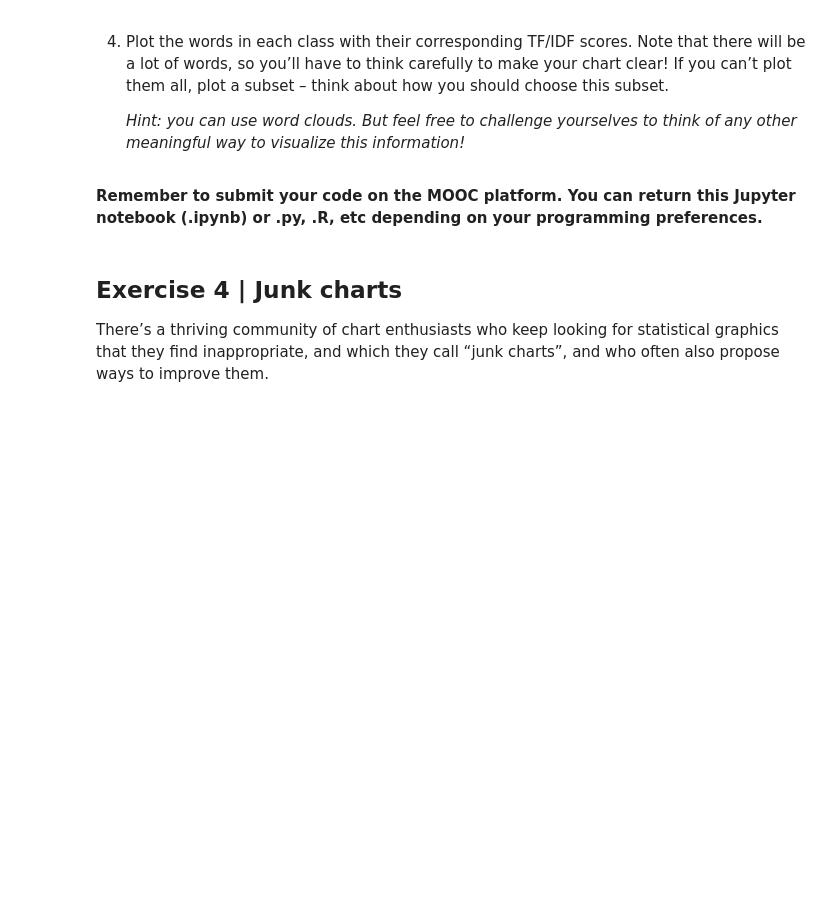
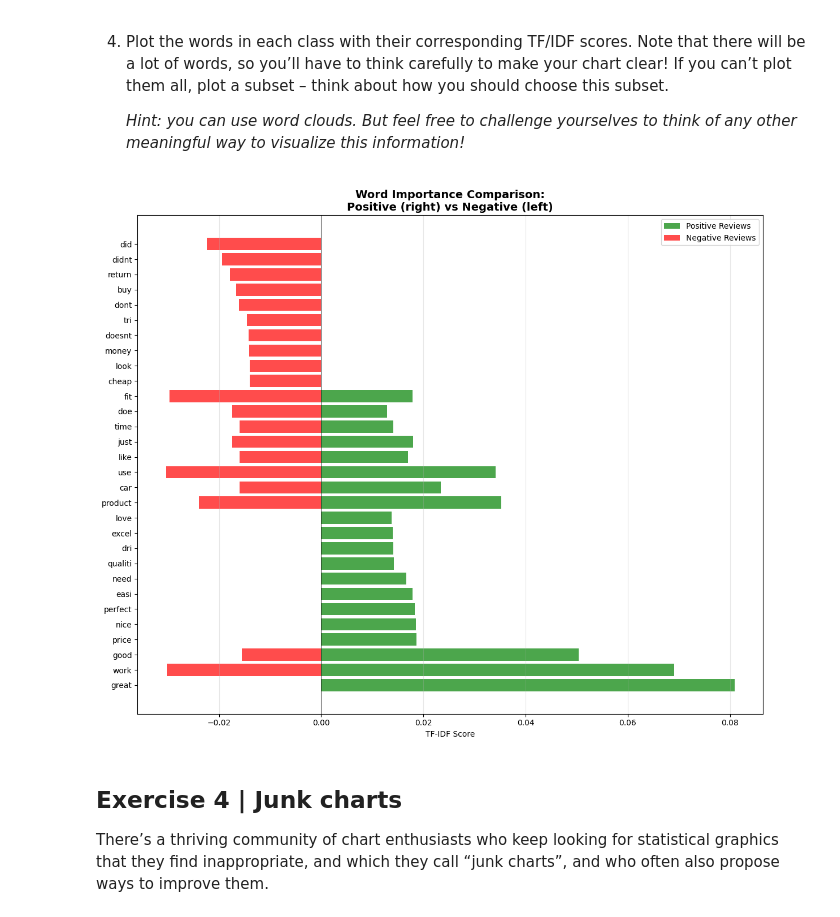
Before and after one commit to joonarafael/ids-exercises, a Jupyter notebook: week2/week2.ipynb, the cells around one changed output. Drawn from its saved outputs; the diff is of its cells as text; code cells hidden in the pictures; blank space fills up the shorter version.

```diff
--- a/week2/week2.ipynb
+++ b/week2/week2.ipynb
@@ -310,5 +489,48 @@ This exercise is related to the second exercise from last week. Find the saved <
-# %% [markdown]
-**Remember to submit your code on the MOOC platform. You can return this Jupyter notebook (.ipynb) or .py, .R, etc depending on your programming preferences.**
+# %%
+fig, ax = plt.subplots(figsize=(12, 10))
+
+all_words = set([word for word, _ in pos_tfidf_words[:30]]) | set([word for word, _ in neg_tfidf_words[:30]])
+
+pos_dict = dict(pos_tfidf_words[:50])
+neg_dict = dict(neg_tfidf_words[:50])
+
+comparison_data = []
+
+for word in all_words:
+    pos_score = pos_dict.get(word, 0)
+    neg_score = neg_dict.get(word, 0)
+
+    comparison_data.append((word, pos_score, neg_score, pos_score - neg_score))
+
+comparison_data.sort(key=lambda x: x[3], reverse=True)
+
+top_positive_distinctive = comparison_data[:15] # these are the most positive
+top_negative_distinctive = comparison_data[-15:]  # these are the most negative
+
+words = [item[0] for item in top_positive_distinctive + top_negative_distinctive]
+pos_scores = [item[1] for item in top_positive_distinctive + top_negative_distinctive]
+neg_scores = [item[2] for item in top_positive_distinctive + top_negative_distinctive]
+
+y_pos = range(len(words))
+
+bars1 = ax.barh(y_pos, pos_scores, alpha=0.7, color='green', label='Positive Reviews')
+bars2 = ax.barh(y_pos, [-score for score in neg_scores], alpha=0.7, color='red', label='Negative Reviews')
+
+ax.set_yticks(y_pos)
+ax.set_yticklabels(words)
+
+ax.set_xlabel('TF-IDF Score')
+ax.set_title('Word Importance Comparison:\nPositive (right) vs Negative (left)', fontsize=14, fontweight='bold')
+
+ax.legend()
+
+ax.axvline(x=0, color='black', linewidth=0.5)
+ax.grid(axis='x', alpha=0.3)
+
+plt.tight_layout()
+plt.show()
+# %% [output]
+[figure, added]
 # %% [markdown]
 ## Exercise 4 | Junk charts
 
```
Also changed, not shown: parts of 10 cells of this notebook.
